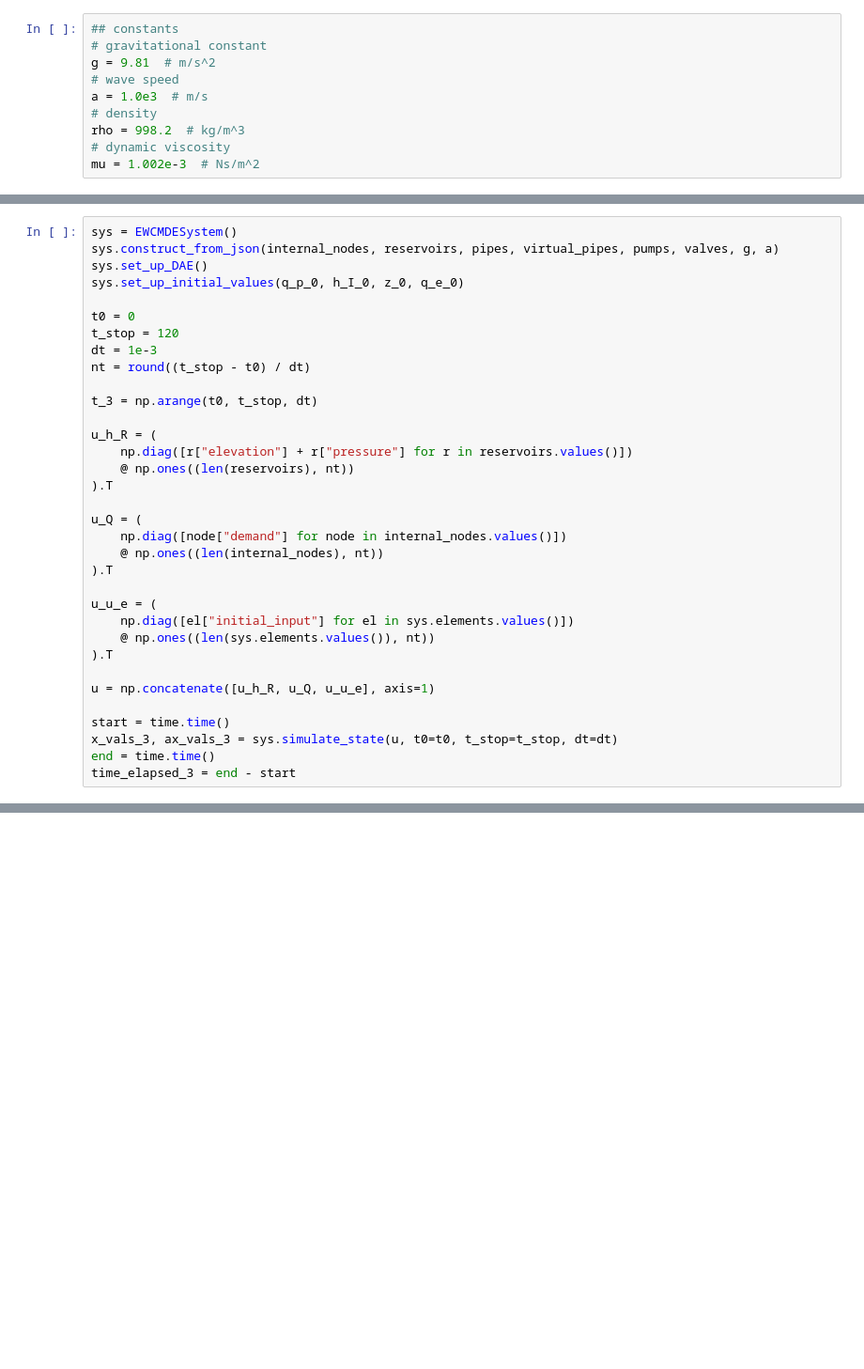
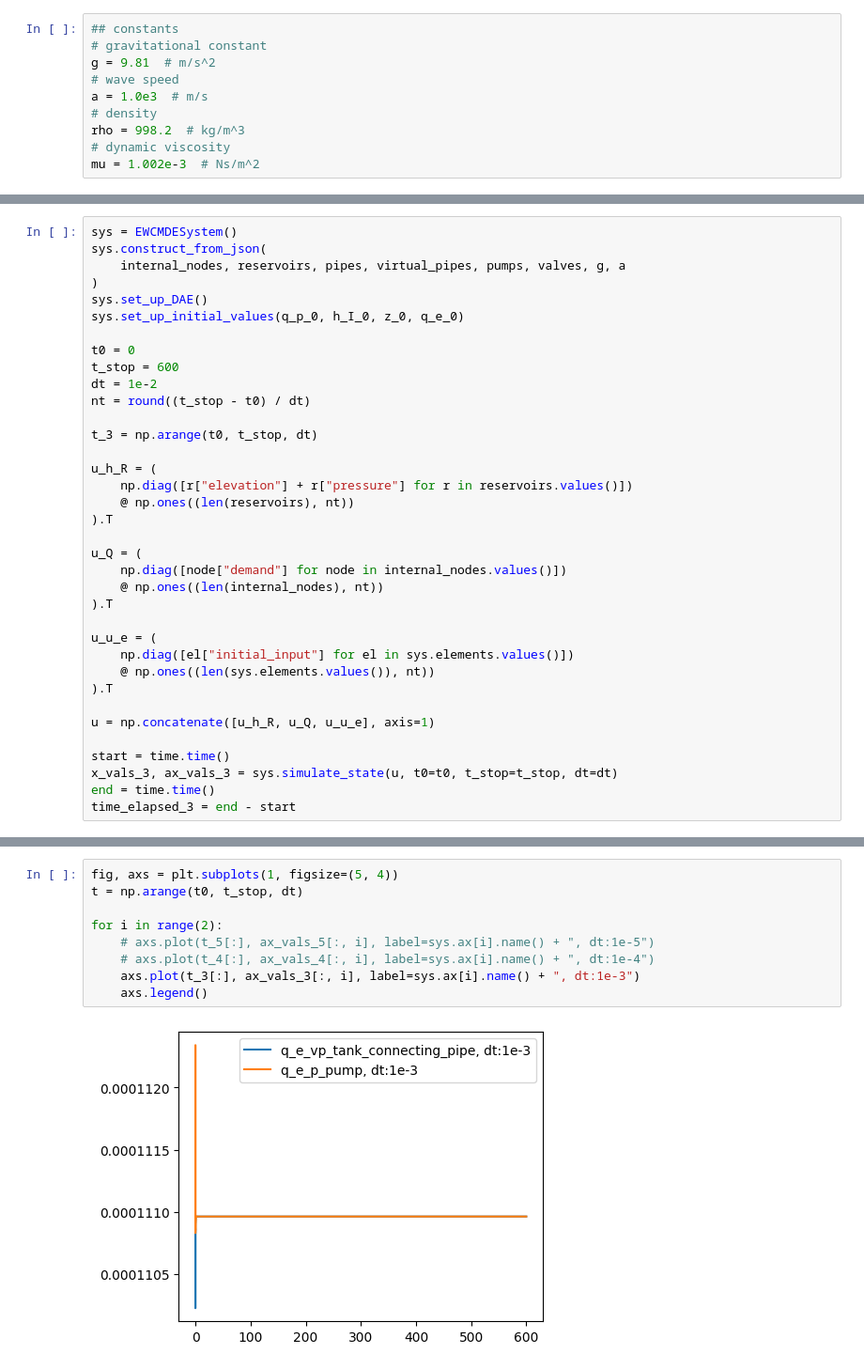
Before and after one commit to fluid-systems/test-rig-control-model, a Jupyter notebook: notebooks/constant_operating_point_3536_75.ipynb, the cells around one changed output, grey strips where cells are left out. Shown at 94% size. Saved outputs shown, nothing was run; the diff lists cells and outputs as text; blank space fills up the shorter version.

```diff
--- a/notebooks/constant_operating_point_3536_75.ipynb
+++ b/notebooks/constant_operating_point_3536_75.ipynb
@@ -214,12 +259,14 @@ q_e_0 = {
 # %%
 sys = EWCMDESystem()
-sys.construct_from_json(internal_nodes, reservoirs, pipes, virtual_pipes, pumps, valves, g, a)
+sys.construct_from_json(
+    internal_nodes, reservoirs, pipes, virtual_pipes, pumps, valves, g, a
+)
 sys.set_up_DAE()
 sys.set_up_initial_values(q_p_0, h_I_0, z_0, q_e_0)
 
 t0 = 0
-t_stop = 120
-dt = 1e-3
+t_stop = 600
+dt = 1e-2
 nt = round((t_stop - t0) / dt)
 
 t_3 = np.arange(t0, t_stop, dt)
@@ -336,0 +432,11 @@ for i in range(2):
+# %%
+fig, axs = plt.subplots(1, figsize=(5, 4))
+t = np.arange(t0, t_stop, dt)
+
+for i in range(2):
+    # axs.plot(t_5[:], ax_vals_5[:, i], label=sys.ax[i].name() + ", dt:1e-5")
+    # axs.plot(t_4[:], ax_vals_4[:, i], label=sys.ax[i].name() + ", dt:1e-4")
+    axs.plot(t_3[:], ax_vals_3[:, i], label=sys.ax[i].name() + ", dt:1e-3")
+    axs.legend()
+# %% [output]
+[figure, added]
```
Also changed, not shown: parts of 21 cells of this notebook, 15 other files.
